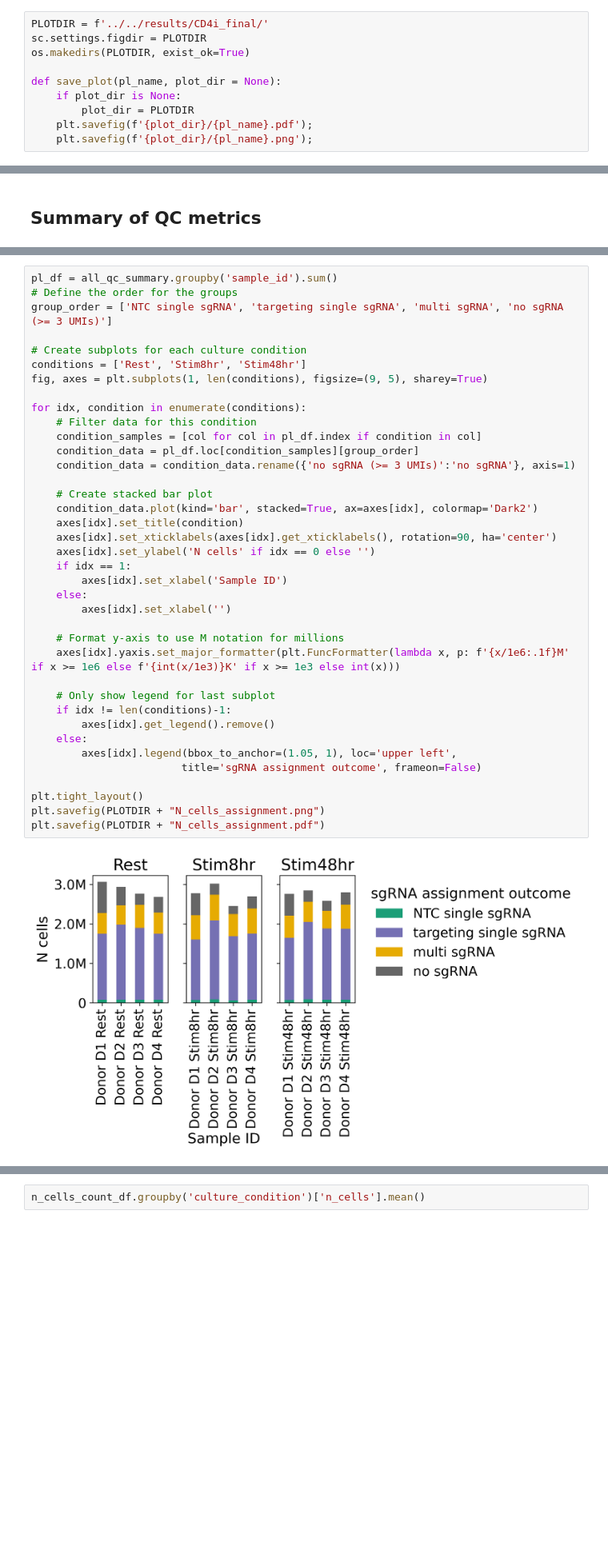
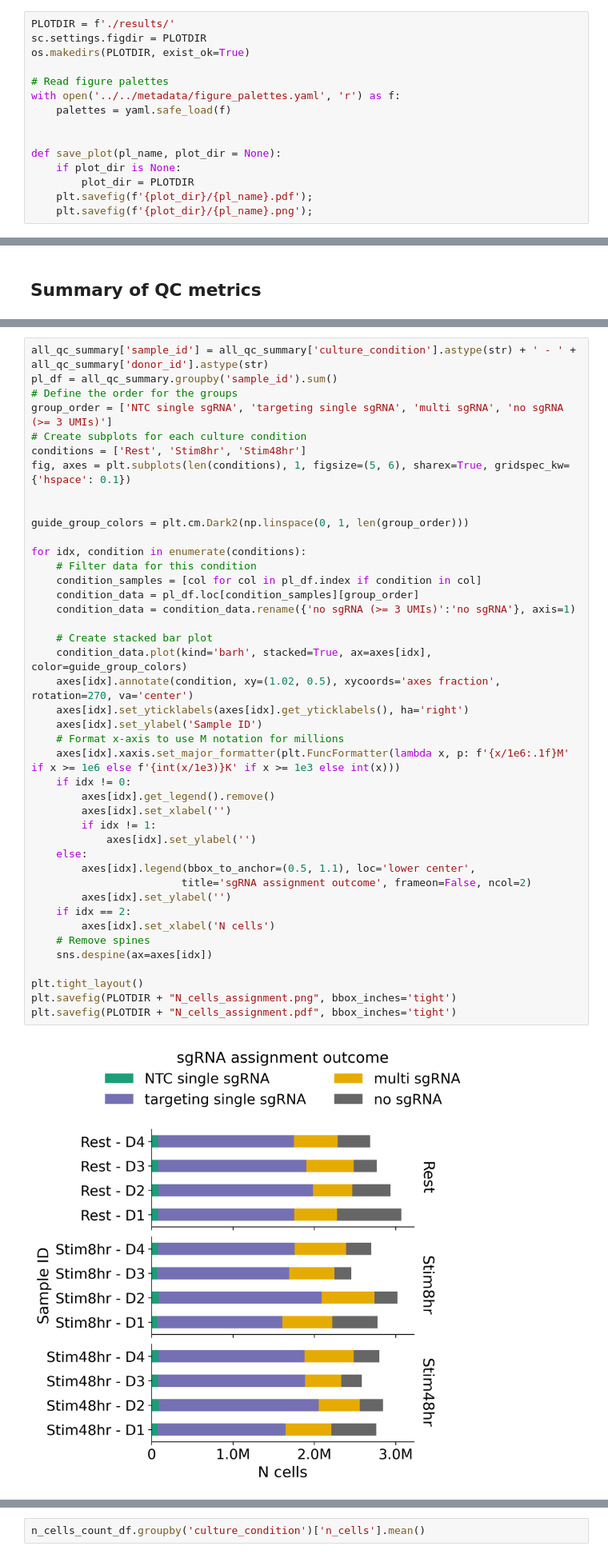
Before and after one commit to emdann/GWT_perturbseq_analysis_2025, a Jupyter notebook: src/1_preprocess/qc_final.ipynb, the cells around one changed output, grey strips where cells are left out. Shown at 80% size. Drawn from its saved outputs; the diff is of its cells as text; blank space fills up the shorter version.

```diff
--- a/src/1_preprocess/qc_final.ipynb
+++ b/src/1_preprocess/qc_final.ipynb
@@ -55,7 +56,12 @@ Memory percentage used: 12.3%
 # %%
-PLOTDIR = f'../../results/CD4i_final/'
+PLOTDIR = f'./results/'
 sc.settings.figdir = PLOTDIR
 os.makedirs(PLOTDIR, exist_ok=True)
+
+# Read figure palettes
+with open('../../metadata/figure_palettes.yaml', 'r') as f:
+    palettes = yaml.safe_load(f)
+
 
 def save_plot(pl_name, plot_dir = None):
     if plot_dir is None:
@@ -403,41 +359,45 @@ plt.tight_layout()
 # %%
+all_qc_summary['sample_id'] = all_qc_summary['culture_condition'].astype(str) + ' - ' + all_qc_summary['donor_id'].astype(str)
 pl_df = all_qc_summary.groupby('sample_id').sum()
 # Define the order for the groups
 group_order = ['NTC single sgRNA', 'targeting single sgRNA', 'multi sgRNA', 'no sgRNA (>= 3 UMIs)']
-
 # Create subplots for each culture condition
 conditions = ['Rest', 'Stim8hr', 'Stim48hr']
-fig, axes = plt.subplots(1, len(conditions), figsize=(9, 5), sharey=True)
+fig, axes = plt.subplots(len(conditions), 1, figsize=(5, 6), sharex=True, gridspec_kw={'hspace': 0.1})
+
+
+guide_group_colors = plt.cm.Dark2(np.linspace(0, 1, len(group_order)))
 
 for idx, condition in enumerate(conditions):
     # Filter data for this condition
     condition_samples = [col for col in pl_df.index if condition in col]
     condition_data = pl_df.loc[condition_samples][group_order]
     condition_data = condition_data.rename({'no sgRNA (>= 3 UMIs)':'no sgRNA'}, axis=1)
 
     # Create stacked bar plot
-    condition_data.plot(kind='bar', stacked=True, ax=axes[idx], colormap='Dark2')
-    axes[idx].set_title(condition)
-    axes[idx].set_xticklabels(axes[idx].get_xticklabels(), rotation=90, ha='center')
-    axes[idx].set_ylabel('N cells' if idx == 0 else '')
-    if idx == 1:
-        axes[idx].set_xlabel('Sample ID')
+    condition_data.plot(kind='barh', stacked=True, ax=axes[idx], color=guide_group_colors)
+    axes[idx].annotate(condition, xy=(1.02, 0.5), xycoords='axes fraction', rotation=270, va='center')
+    axes[idx].set_yticklabels(axes[idx].get_yticklabels(), ha='right')
+    axes[idx].set_ylabel('Sample ID')
+    # Format x-axis to use M notation for millions
+    axes[idx].xaxis.set_major_formatter(plt.FuncFormatter(lambda x, p: f'{x/1e6:.1f}M' if x >= 1e6 else f'{int(x/1e3)}K' if x >= 1e3 else int(x)))
+    if idx != 0:
+        axes[idx].get_legend().remove()
+        axes[idx].set_xlabel('')
+        if idx != 1:
+            axes[idx].set_ylabel('')
     else:
-        axes[idx].set_xlabel('')
-
-    # Format y-axis to use M notation for millions
-    axes[idx].yaxis.set_major_formatter(plt.FuncFormatter(lambda x, p: f'{x/1e6:.1f}M' if x >= 1e6 else f'{int(x/1e3)}K' if x >= 1e3 else int(x)))
-
-    # Only show legend for last subplot
-    if idx != len(conditions)-1:
-        axes[idx].get_legend().remove()
-    else:
-        axes[idx].legend(bbox_to_anchor=(1.05, 1), loc='upper left',
-                        title='sgRNA assignment outcome', frameon=False)
+        axes[idx].legend(bbox_to_anchor=(0.5, 1.1), loc='lower center',
+                        title='sgRNA assignment outcome', frameon=False, ncol=2)
+        axes[idx].set_ylabel('')
+    if idx == 2:
+        axes[idx].set_xlabel('N cells')
+    # Remove spines
+    sns.despine(ax=axes[idx])
 
 plt.tight_layout()
-plt.savefig(PLOTDIR + "N_cells_assignment.png")
-plt.savefig(PLOTDIR + "N_cells_assignment.pdf")
+plt.savefig(PLOTDIR + "N_cells_assignment.png", bbox_inches='tight')
+plt.savefig(PLOTDIR + "N_cells_assignment.pdf", bbox_inches='tight')
 # %% [output]
-[figure, old version]
+[figure, new version]
 # %% [markdown]
```
Also changed, not shown: parts of 22 cells of this notebook, 14 other files.
